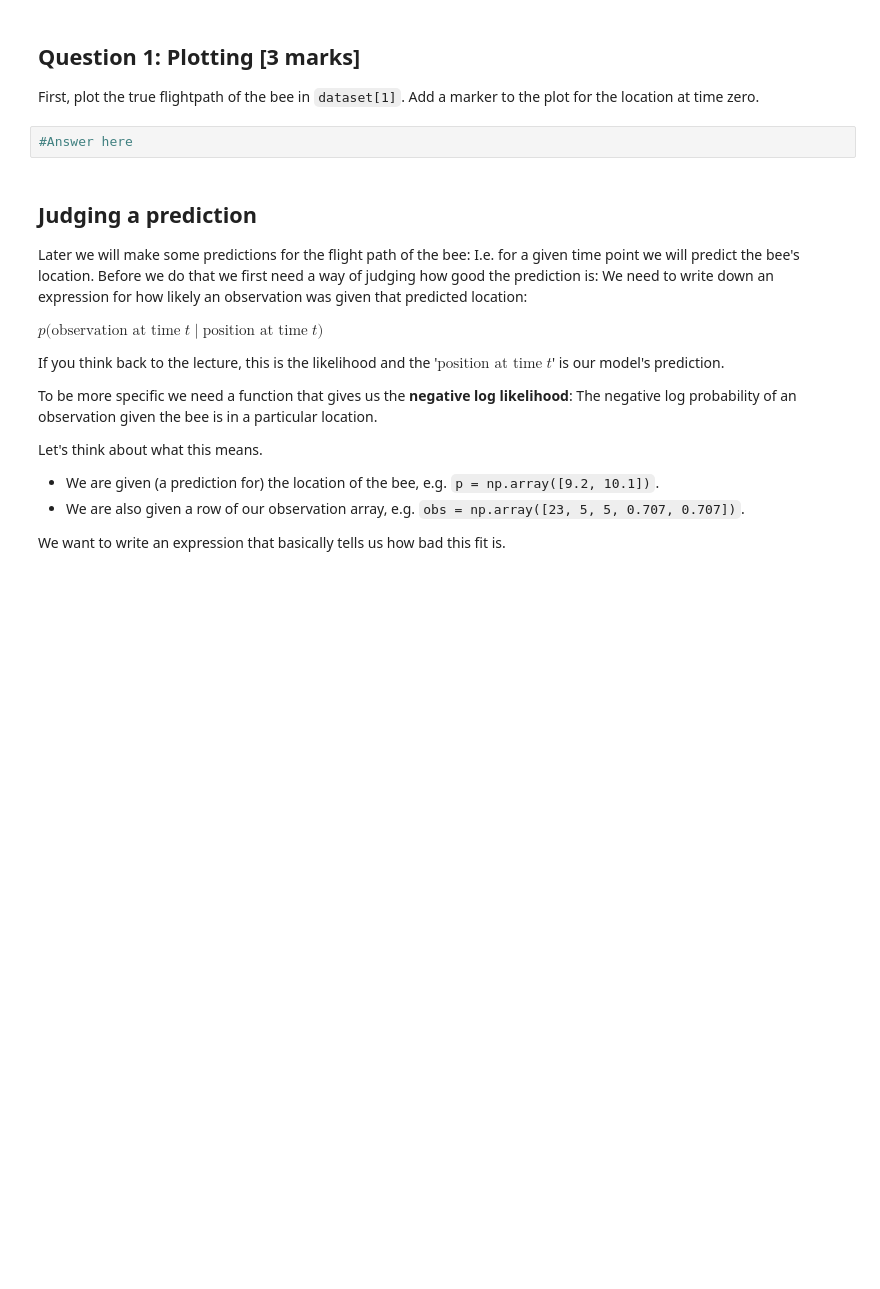
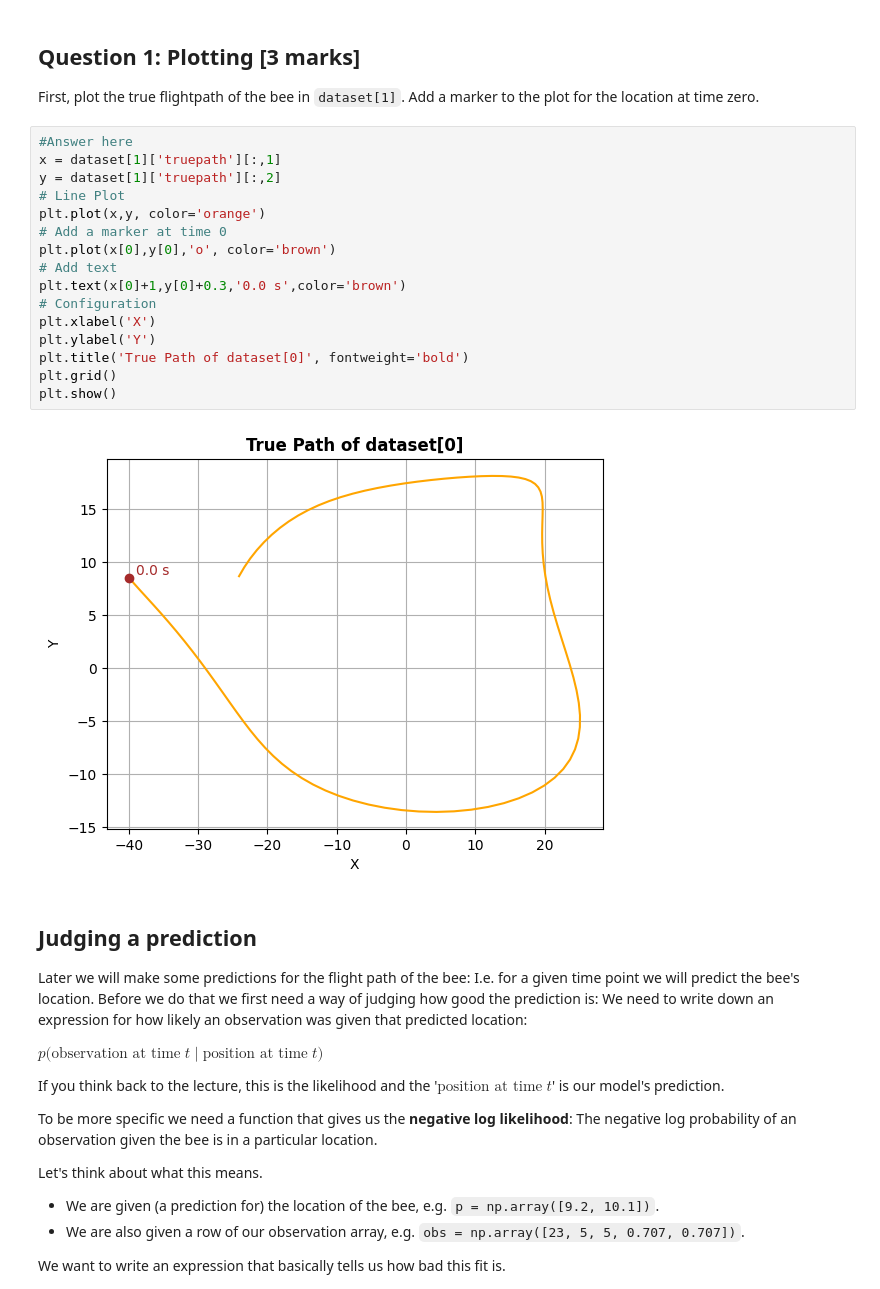
Before and after one commit to pladee42/assg-machine-learning, a Jupyter notebook: assignment_liq23wr.ipynb, the cells around one changed output. Drawn from its saved outputs; the diff is of its cells as text; blank space fills up the shorter version.

```diff
--- a/assignment_liq23wr.ipynb
+++ b/assignment_liq23wr.ipynb
@@ -114,8 +114,24 @@ array([[  0.  , -15.  , -15.  ,  -0.73,   0.68],
 ## Question 1: Plotting [3 marks]
 
 First, plot the true flightpath of the bee in `dataset[1]`. Add a marker to the plot for the location at time zero.
-# %%
-#Answer here
+# %%
+#Answer here
+x = dataset[1]['truepath'][:,1]
+y = dataset[1]['truepath'][:,2]
+# Line Plot
+plt.plot(x,y, color='orange')
+# Add a marker at time 0
+plt.plot(x[0],y[0],'o', color='brown')
+# Add text
+plt.text(x[0]+1,y[0]+0.3,'0.0 s',color='brown')
+# Configuration
+plt.xlabel('X')
+plt.ylabel('Y')
+plt.title('True Path of dataset[0]', fontweight='bold')
+plt.grid()
+plt.show()
+# %% [output]
+[figure, added]
 # %% [markdown]
 ## Judging a prediction
 
```
Also changed, not shown: parts of 5 cells of this notebook.
